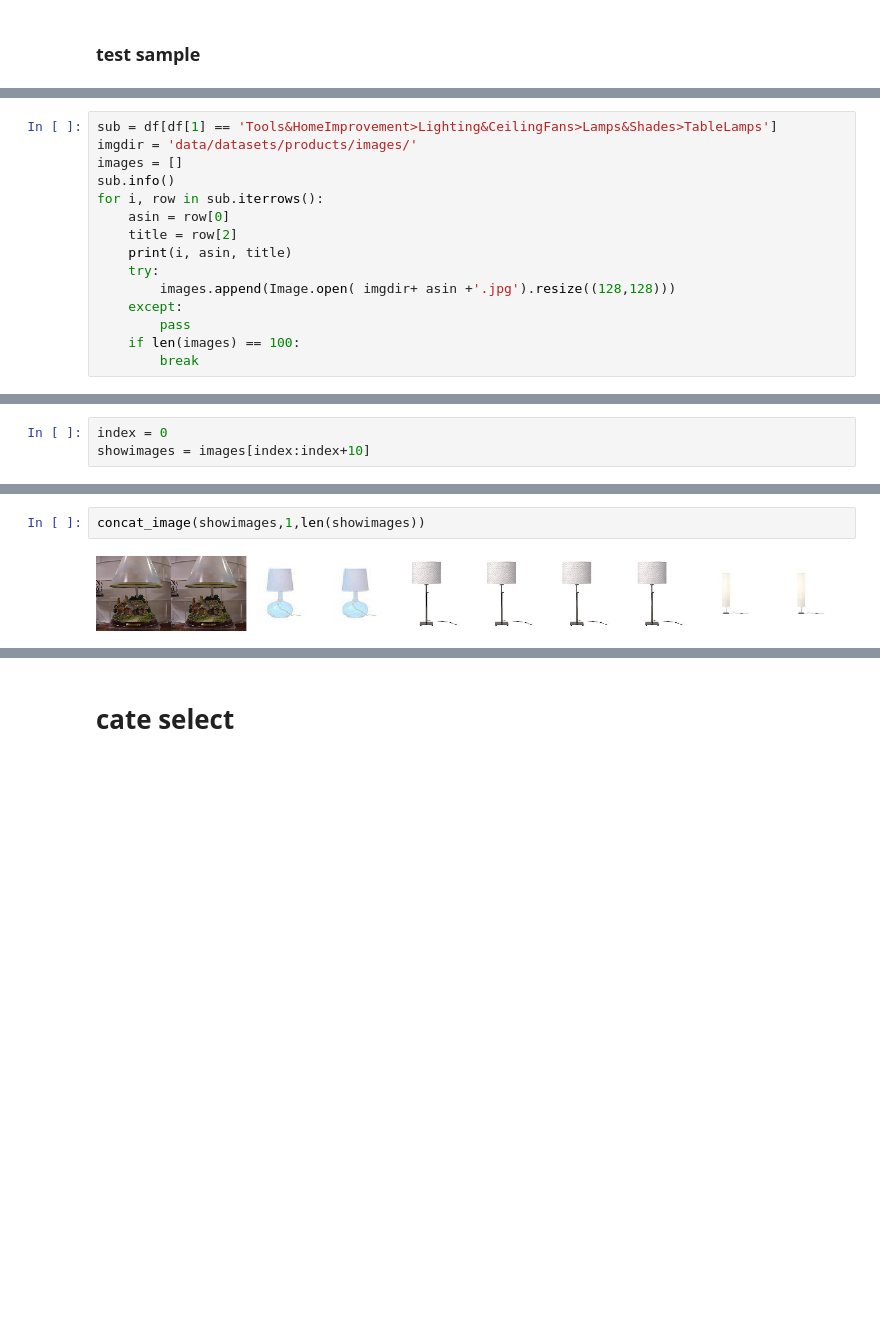
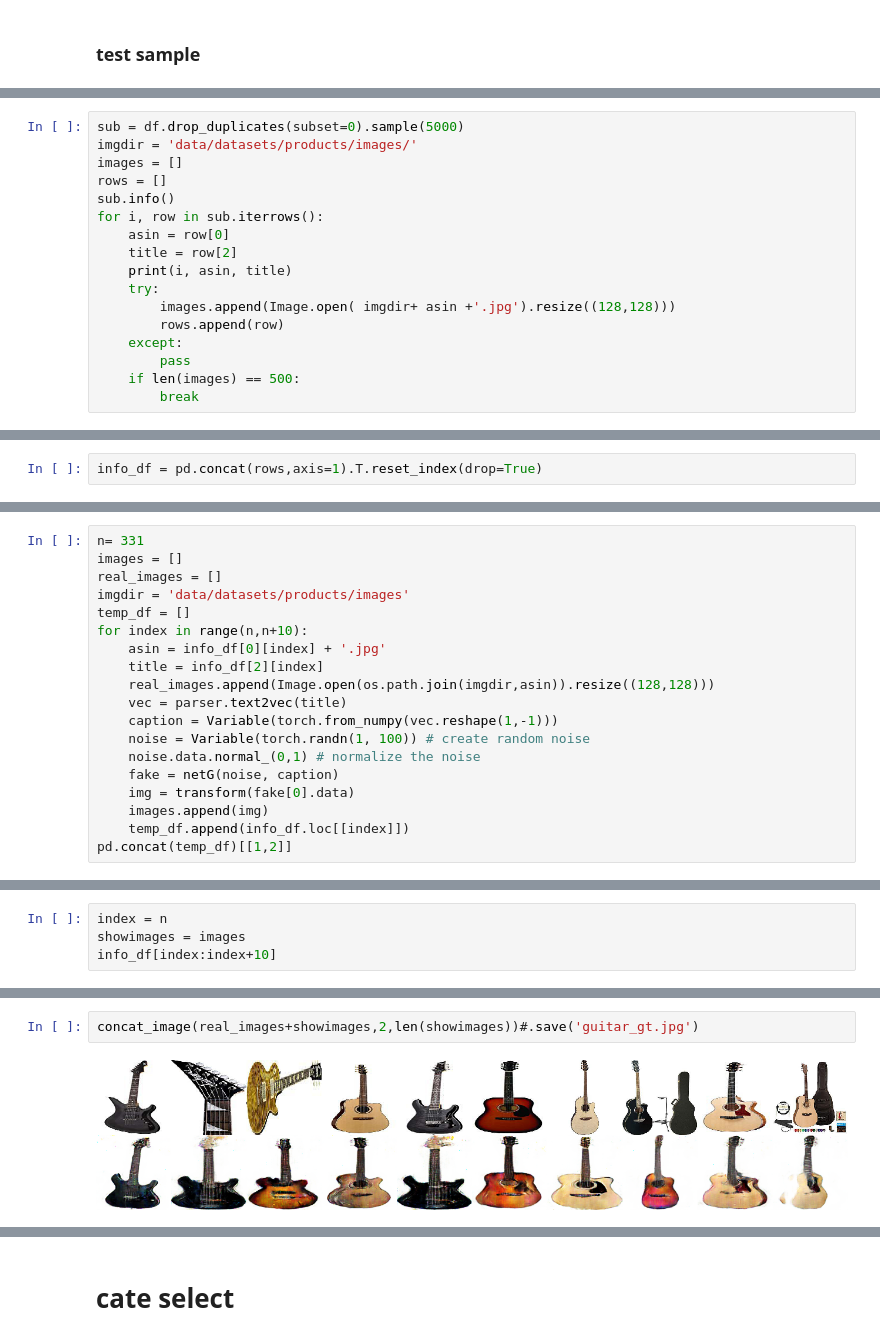
Before and after one commit to junwoopark92/TAC-GAN-eCommerce, a Jupyter notebook: demo_code.ipynb, the cells around one changed output, grey strips where cells are left out. Saved outputs shown, nothing was run; the diff lists cells and outputs as text; blank space fills up the shorter version.

```diff
--- a/demo_code.ipynb
+++ b/demo_code.ipynb
@@ -167,8 +208,9 @@ MusicalInstruments>BassGuitars>Acoustic&Acoustic-ElectricBasses         181
 Name: 1, dtype: int64
 # %%
-sub = df[df[1] == 'Tools&HomeImprovement>Lighting&CeilingFans>Lamps&Shades>TableLamps']
+sub = df.drop_duplicates(subset=0).sample(5000)
 imgdir = 'data/datasets/products/images/'
 images = []
+rows = []
 sub.info()
 for i, row in sub.iterrows():
     asin = row[0]
@@ -176,9 +218,10 @@ for i, row in sub.iterrows():
     print(i, asin, title)
     try:
         images.append(Image.open( imgdir+ asin +'.jpg').resize((128,128)))
+        rows.append(row)
     except:
         pass
-    if len(images) == 100:
+    if len(images) == 500:
         break
 # %% [output]
 <class 'pandas.core.frame.DataFrame'>
@@ -200,0 +244,2 @@ memory usage: 490.4+ KB
+# %%
+info_df = pd.concat(rows,axis=1).T.reset_index(drop=True)
@@ -200,0 +266,19 @@ memory usage: 490.4+ KB
+# %%
+n= 331
+images = []
+real_images = []
+imgdir = 'data/datasets/products/images'
+temp_df = []
+for index in range(n,n+10):
+    asin = info_df[0][index] + '.jpg'
+    title = info_df[2][index]
+    real_images.append(Image.open(os.path.join(imgdir,asin)).resize((128,128)))
+    vec = parser.text2vec(title)
+    caption = Variable(torch.from_numpy(vec.reshape(1,-1)))
+    noise = Variable(torch.randn(1, 100)) # create random noise
+    noise.data.normal_(0,1) # normalize the noise
+    fake = netG(noise, caption)
+    img = transform(fake[0].data)
+    images.append(img)
+    temp_df.append(info_df.loc[[index]])
+pd.concat(temp_df)[[1,2]]
@@ -201,3 +297,4 @@ memory usage: 490.4+ KB
 # %%
-index = 0
-showimages = images[index:index+10]
+index = n
+showimages = images
+info_df[index:index+10]
@@ -204,4 +313,4 @@ showimages = images[index:index+10]
 # %%
-concat_image(showimages,1,len(showimages))
+concat_image(real_images+showimages,2,len(showimages))#.save('guitar_gt.jpg')
 # %% [output]
-[figure, old version]
+[figure, new version]
```
Also changed, not shown: parts of 31 cells of this notebook, 1 other file.
